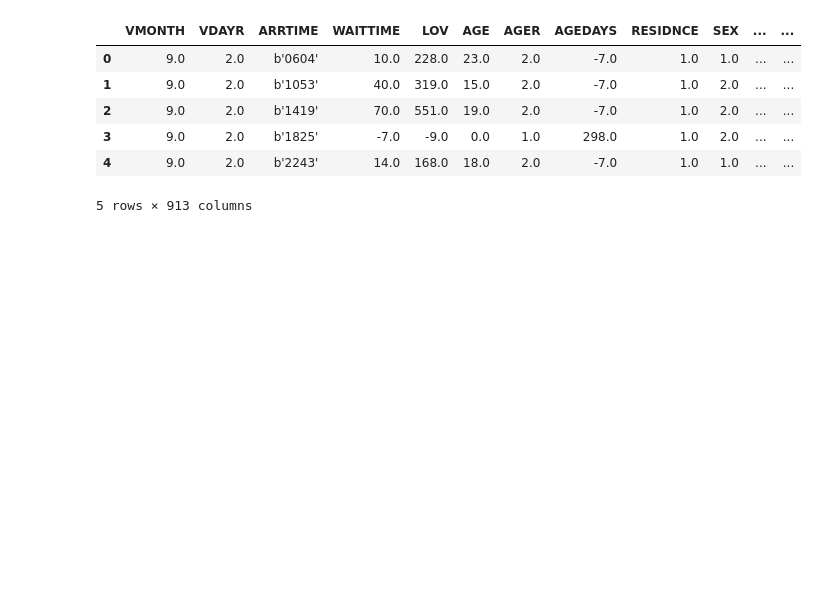
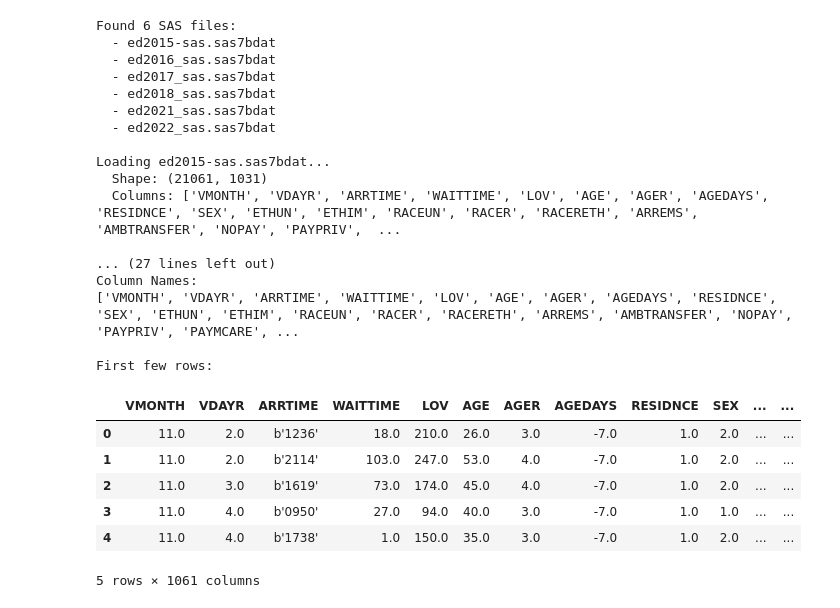
Before and after one commit to salmaibr2/EDWaitTime, a Jupyter notebook: notebooks/eda.ipynb, the cells around one changed output. Cells and saved outputs as stored; diff of their text form; code cells hidden in the pictures; blank space fills up the shorter version.

```diff
--- a/notebooks/eda.ipynb
+++ b/notebooks/eda.ipynb
@@ -1,20 +1,67 @@
 # %%
 import pandas as pd
 import matplotlib.pyplot as plt
 import seaborn as sns
 import numpy as np
+import os
 
-file_path = '../data/ed2022_sas.sas7bdat'
-df = pd.read_sas(file_path)
+
+# Get all SAS files in the data folder
+data_folder = '../data/'
+sas_files = sorted([f for f in os.listdir(data_folder) if f.endswith('.sas7bdat')])
+
+print(f"Found {len(sas_files)} SAS files:")
+for file in sas_files:
+    print(f"  - {file}")
+
+# Load all SAS files and combine them
+dfs = []
+for file in sas_files:
+    file_path = os.path.join(data_folder, file)
+    print(f"\nLoading {file}...")
+    df_temp = pd.read_sas(file_path)
+    print(f"  Shape: {df_temp.shape}")
+    print(f"  Columns: {list(df_temp.columns)}")
+    dfs.append(df_temp)
+
+# Combine all dataframes
+df = pd.concat(dfs, ignore_index=True)
+
+print(f"\n{'='*60}")
+print(f"COMBINED DATASET")
+print(f"{'='*60}")
+print(f"Total Shape: {df.shape}")
+print(f"Total Rows: {len(df)}")
+print(f"Total Columns: {len(df.columns)}")
+print(f"\nColumn Names:")
+print(df.columns.tolist())
+print(f"\nFirst few rows:")
 df.head()
 # %% [output]
+Found 6 SAS files:
+  - ed2015-sas.sas7bdat
+  - ed2016_sas.sas7bdat
+  - ed2017_sas.sas7bdat
+  - ed2018_sas.sas7bdat
+  - ed2021_sas.sas7bdat
+  - ed2022_sas.sas7bdat
+
+Loading ed2015-sas.sas7bdat...
+  Shape: (21061, 1031)
+  Columns: ['VMONTH', 'VDAYR', 'ARRTIME', 'WAITTIME', 'LOV', 'AGE', 'AGER', 'AGEDAYS', 'RESIDNCE', 'SEX', 'ETHUN', 'ETHIM', 'RACEUN', 'RACER', 'RACERETH', 'ARREMS', 'AMBTRANSFER', 'NOPAY', 'PAYPRIV',  ...
+
+... (27 lines left out)
+Column Names:
+['VMONTH', 'VDAYR', 'ARRTIME', 'WAITTIME', 'LOV', 'AGE', 'AGER', 'AGEDAYS', 'RESIDNCE', 'SEX', 'ETHUN', 'ETHIM', 'RACEUN', 'RACER', 'RACERETH', 'ARREMS', 'AMBTRANSFER', 'NOPAY', 'PAYPRIV', 'PAYMCARE', ...
+
+First few rows:
 |  | VMONTH | VDAYR | ARRTIME | WAITTIME | LOV | AGE | AGER | AGEDAYS | RESIDNCE | SEX | ... | ... |
-| 0 | 9.0 | 2.0 | b'0604' | 10.0 | 228.0 | 23.0 | 2.0 | -7.0 | 1.0 | 1.0 | ... | ... |
-| 1 | 9.0 | 2.0 | b'1053' | 40.0 | 319.0 | 15.0 | 2.0 | -7.0 | 1.0 | 2.0 | ... | ... |
-| 2 | 9.0 | 2.0 | b'1419' | 70.0 | 551.0 | 19.0 | 2.0 | -7.0 | 1.0 | 2.0 | ... | ... |
-| 3 | 9.0 | 2.0 | b'1825' | -7.0 | -9.0 | 0.0 | 1.0 | 298.0 | 1.0 | 2.0 | ... | ... |
-| 4 | 9.0 | 2.0 | b'2243' | 14.0 | 168.0 | 18.0 | 2.0 | -7.0 | 1.0 | 1.0 | ... | ... |
+| 0 | 11.0 | 2.0 | b'1236' | 18.0 | 210.0 | 26.0 | 3.0 | -7.0 | 1.0 | 2.0 | ... | ... |
+| 1 | 11.0 | 2.0 | b'2114' | 103.0 | 247.0 | 53.0 | 4.0 | -7.0 | 1.0 | 2.0 | ... | ... |
+| 2 | 11.0 | 3.0 | b'1619' | 73.0 | 174.0 | 45.0 | 4.0 | -7.0 | 1.0 | 2.0 | ... | ... |
+| 3 | 11.0 | 4.0 | b'0950' | 27.0 | 94.0 | 40.0 | 3.0 | -7.0 | 1.0 | 1.0 | ... | ... |
+| 4 | 11.0 | 4.0 | b'1738' | 1.0 | 150.0 | 35.0 | 3.0 | -7.0 | 1.0 | 2.0 | ... | ... |
-5 rows × 913 columns
+5 rows × 1061 columns
 # %%
 # Dataset Overview
 print("Dataset Shape:", df.shape)
```
Also changed, not shown: parts of 9 cells of this notebook, 5 other files.
